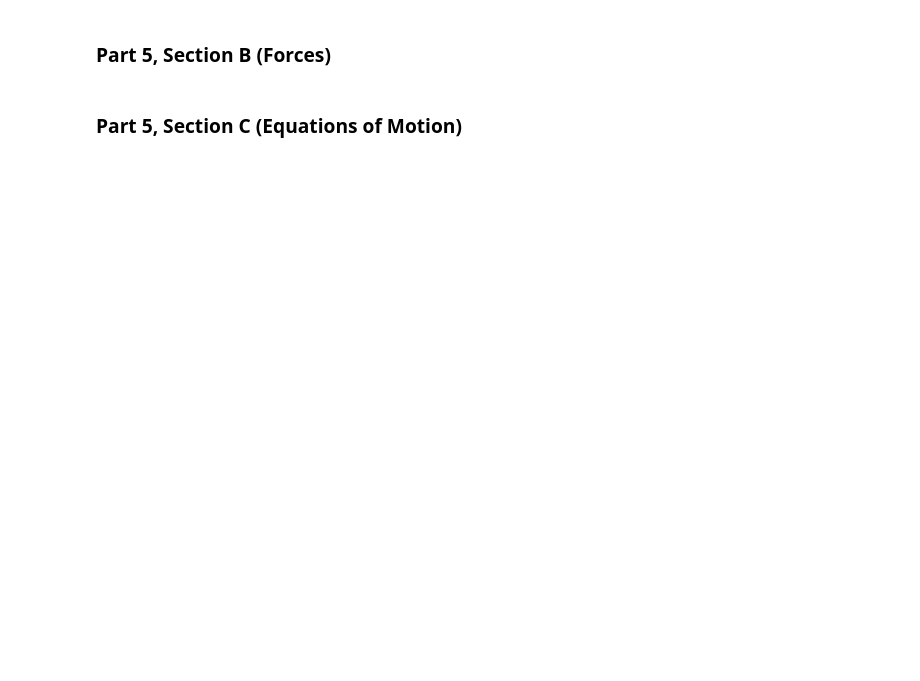
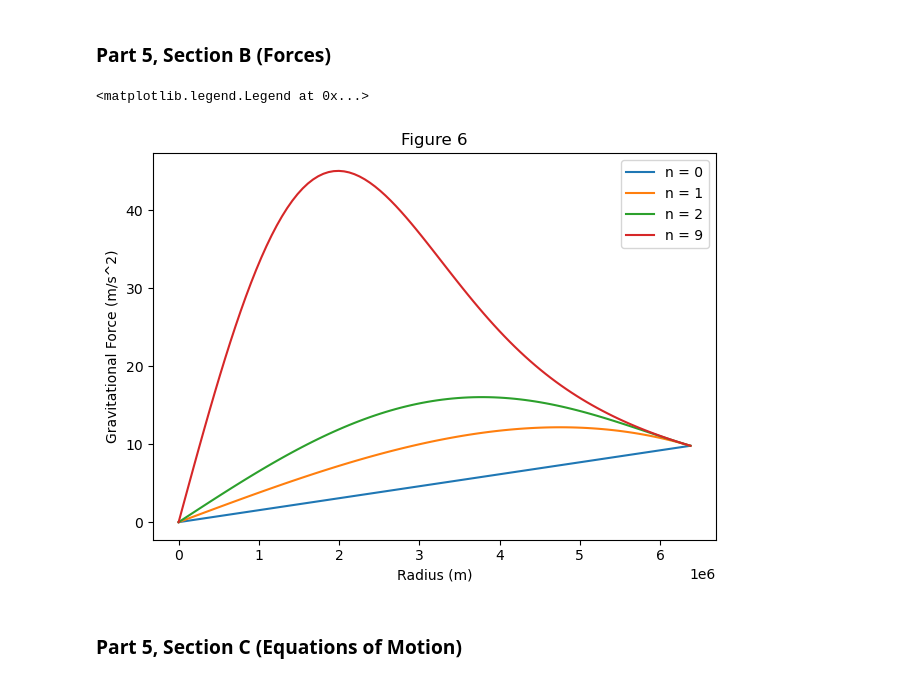
Before and after one commit to TanviSripathi/PHYS265-spring26, a Jupyter notebook: Lab3/lab3.ipynb, the cells around one changed output. Cells and saved outputs as stored; diff of their text form; code cells hidden in the pictures; blank space fills up the shorter version.

```diff
--- a/Lab3/lab3.ipynb
+++ b/Lab3/lab3.ipynb
@@ -609,4 +639,39 @@ and then you can be confident for $n>0$.
 # %% [markdown]
 ### Part 5, Section B (Forces)
+# %%
+def m_pn(n):
+    integral = lambda r: r**2 * radius_function(r, n)
+    return m_earth/(4*np.pi*quad(integral, 0, r_earth)[0])
+
+def m_encl(r, n, Pn):
+    integral = lambda rp: rp**2 * (Pn*radius_function(rp, n))
+    return 4*np.pi*quad(integral, 0, r)[0]
+
+def forces(n, r_vals):
+    Pn = m_pn(n)
+    F = np.zeros(len(r_vals))
+    for i in range(len(r_vals)):
+        if r_vals[i] == 0:
+            F[i] = 0
+        else:
+            mass = m_encl(r_vals[i], n, Pn)
+            F[i] = G*mass/(r_vals[i]**2)
+
+    return F
+
+r_vals = np.linspace(0, r_earth, 100)
+fig, ax = plt.subplots(1, 1, tight_layout = True)
+
+for n in n_vals:
+    F_vals = forces(n, r_vals)
+    ax.plot(r_vals, F_vals, label = f"n = {n}")
+
+ax.set_xlabel("Radius (m)")
+ax.set_ylabel("Gravitational Force (m/s^2)")
+ax.set_title("Figure 6")
+ax.legend()
+# %% [output]
+<matplotlib.legend.Legend at 0x...>
+[figure, added]
 # %% [markdown]
 ### Part 5, Section C (Equations of Motion)
```
Also changed, not shown: parts of 8 cells of this notebook, 1 other file.
